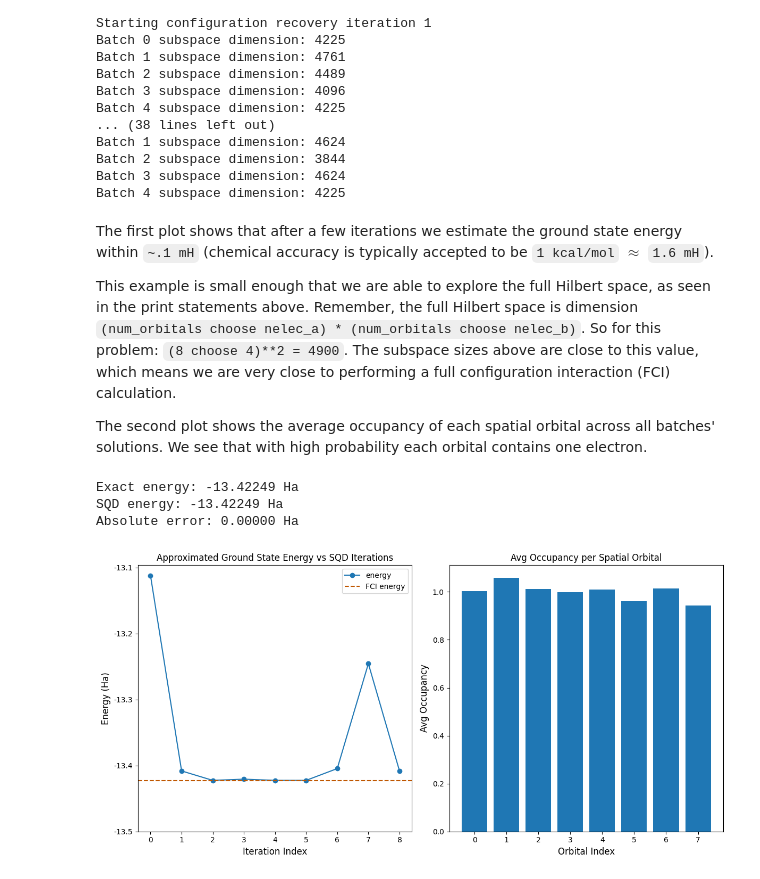
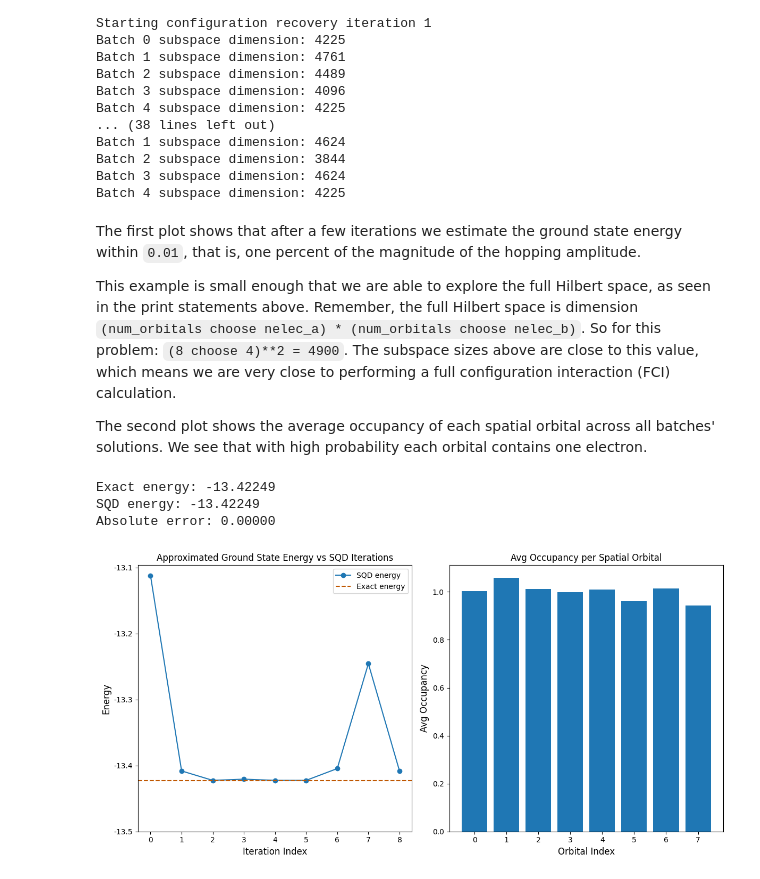
Before and after one commit to Qiskit/qiskit-addon-sqd, a Jupyter notebook: docs/tutorials/02_fermionic_lattice_hamiltonian.ipynb, the cells around one changed output. Saved outputs shown, nothing was run; the diff lists cells and outputs as text; code cells hidden in the pictures.

```diff
--- a/docs/tutorials/02_fermionic_lattice_hamiltonian.ipynb
+++ b/docs/tutorials/02_fermionic_lattice_hamiltonian.ipynb
@@ -278,7 +278,7 @@ Batch 2 subspace dimension: 3844
 Batch 3 subspace dimension: 4624
 Batch 4 subspace dimension: 4225
 # %% [markdown]
-The first plot shows that after a few iterations we estimate the ground state energy within ``~.1 mH`` (chemical accuracy is typically accepted to be ``1 kcal/mol`` $\approx$ ``1.6 mH``).
+The first plot shows that after a few iterations we estimate the ground state energy within ``0.01``, that is, one percent of the magnitude of the hopping amplitude.
 
 This example is small enough that we are able to explore the full Hilbert space, as seen in the print statements above. Remember, the full Hilbert space is dimension ``(num_orbitals choose nelec_a) * (num_orbitals choose nelec_b)``. So for this problem: `(8 choose 4)**2 = 4900`. The subspace sizes above are close to this value, which means we are very close to performing a full configuration interaction (FCI) calculation.
 
@@ -295,40 +295,40 @@ x1 = range(iterations)
 yt1 = list(np.arange(-13.5, -13.1, 0.1))
 ytl = [f"{i:.1f}" for i in yt1]
 
 # Data for avg spatial orbital occupancy
 avg_occupancy = occupancy_hist[min_id]
 y2 = avg_occupancy[0] + avg_occupancy[1]
 x2 = range(len(y2))
 
 fig, axs = plt.subplots(1, 2, figsize=(12, 6))
 
 # Plot energies
-axs[0].plot(x1, min_es, label="energy", marker="o")
+axs[0].plot(x1, min_es, label="SQD energy", marker="o")
 axs[0].set_xticks(x1)
 axs[0].set_xticklabels(x1)
 axs[0].set_yticks(yt1)
 axs[0].set_yticklabels(ytl)
-axs[0].axhline(y=exact_energy, color="#BF5700", linestyle="--", label="FCI energy")
+axs[0].axhline(y=exact_energy, color="#BF5700", linestyle="--", label="Exact energy")
 axs[0].set_title("Approximated Ground State Energy vs SQD Iterations")
 axs[0].set_xlabel("Iteration Index", fontdict={"fontsize": 12})
-axs[0].set_ylabel("Energy (Ha)", fontdict={"fontsize": 12})
+axs[0].set_ylabel("Energy", fontdict={"fontsize": 12})
 axs[0].legend()
 
 # Plot orbital occupancy
 axs[1].bar(x2, y2, width=0.8)
 axs[1].set_xticks(x2)
 axs[1].set_xticklabels(x2)
 axs[1].set_title("Avg Occupancy per Spatial Orbital")
 axs[1].set_xlabel("Orbital Index", fontdict={"fontsize": 12})
 axs[1].set_ylabel("Avg Occupancy", fontdict={"fontsize": 12})
 
-print(f"Exact energy: {exact_energy:.5f} Ha")
-print(f"SQD energy: {min_e:.5f} Ha")
-print(f"Absolute error: {abs(min_e - exact_energy):.5f} Ha")
+print(f"Exact energy: {exact_energy:.5f}")
+print(f"SQD energy: {min_e:.5f}")
+print(f"Absolute error: {abs(min_e - exact_energy):.5f}")
 plt.tight_layout()
 plt.show()
 # %% [output]
-Exact energy: -13.42249 Ha
-SQD energy: -13.42249 Ha
-Absolute error: 0.00000 Ha
+Exact energy: -13.42249
+SQD energy: -13.42249
+Absolute error: 0.00000
-[figure, old version]
+[figure, new version]
```
